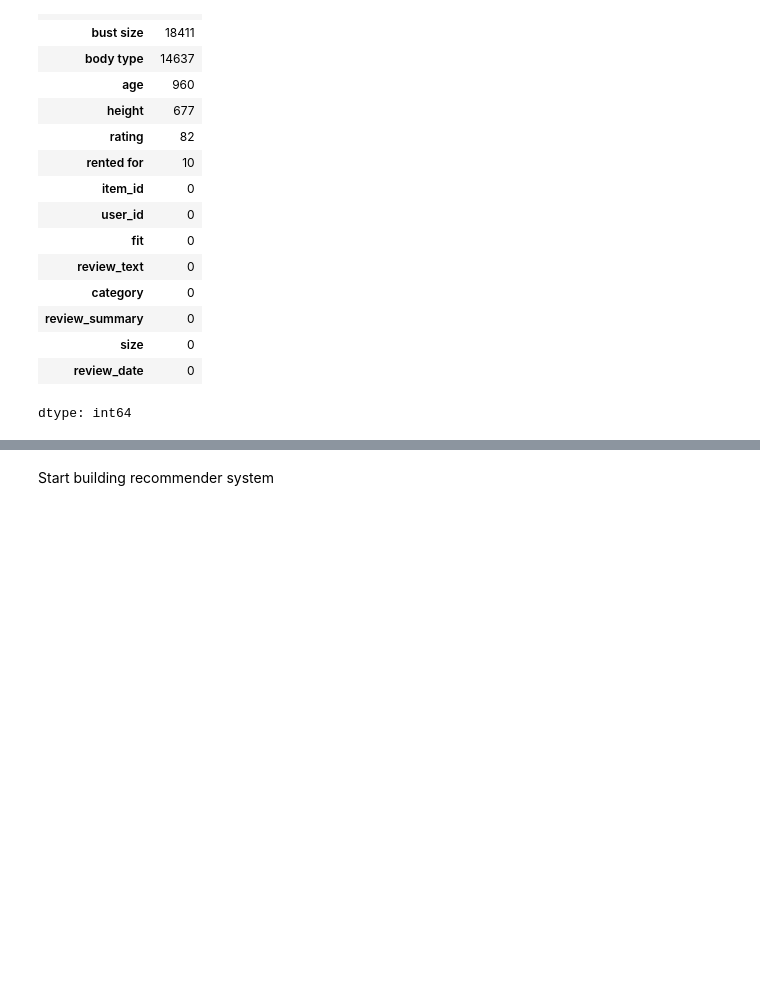
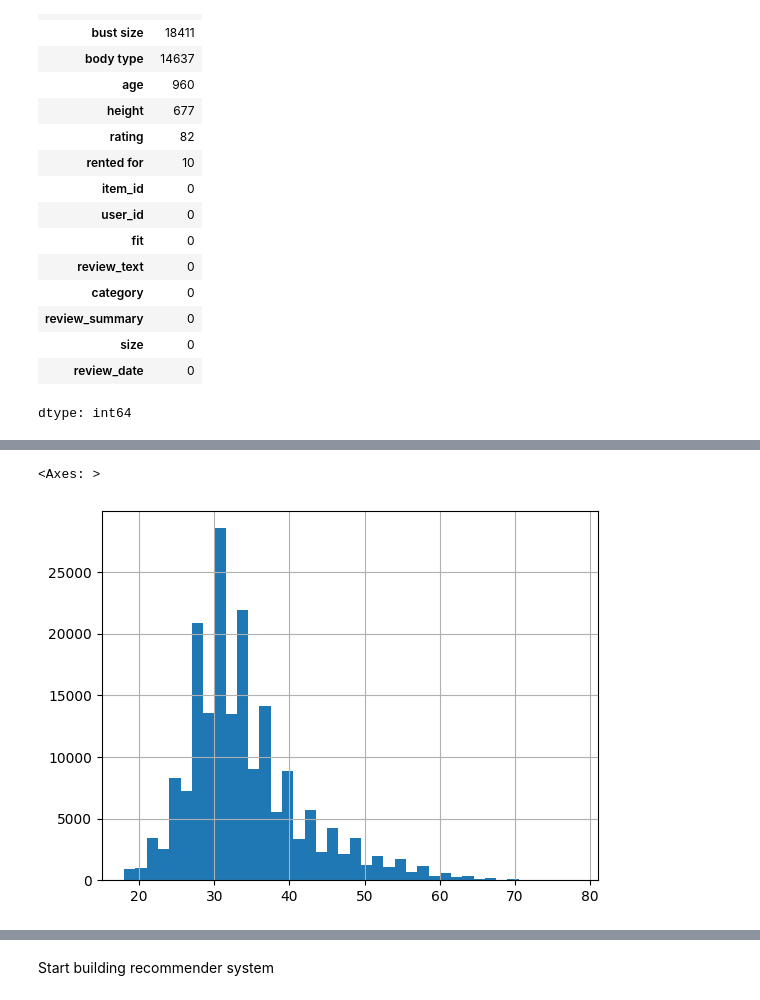
Before and after one commit to kpacker77/CSE158_Assign2, a Jupyter notebook: Assignment2.ipynb, the cells around one changed output, grey strips where cells are left out. Drawn from its saved outputs; the diff is of its cells as text; code cells hidden in the pictures; blank space fills up the shorter version.

```diff
--- a/Assignment2.ipynb
+++ b/Assignment2.ipynb
@@ -276,3 +339,5 @@ df[df['age'].isnull()]
+# %%
+df.loc[(df['age'] < 18) | (df['age'] > 80), 'age'] = np.nan
 # %%
 """
 Entries with age missing (960) are less than 1% of the total data. Imputing with median or mode
@@ -281,6 +346,11 @@ to be a better way to deal with the missing data, so recommend dropping missing
 age values.
 """
 df = df[df['age'].notna()]
+# %%
+df['age'].hist(bins=40)
+# %% [output]
+<Axes: >
+[figure, added]
 # %%
 """
 Height is also difficult to impute since size, weight, body type, and bust are more
```
Also changed, not shown: parts of 19 cells of this notebook.
